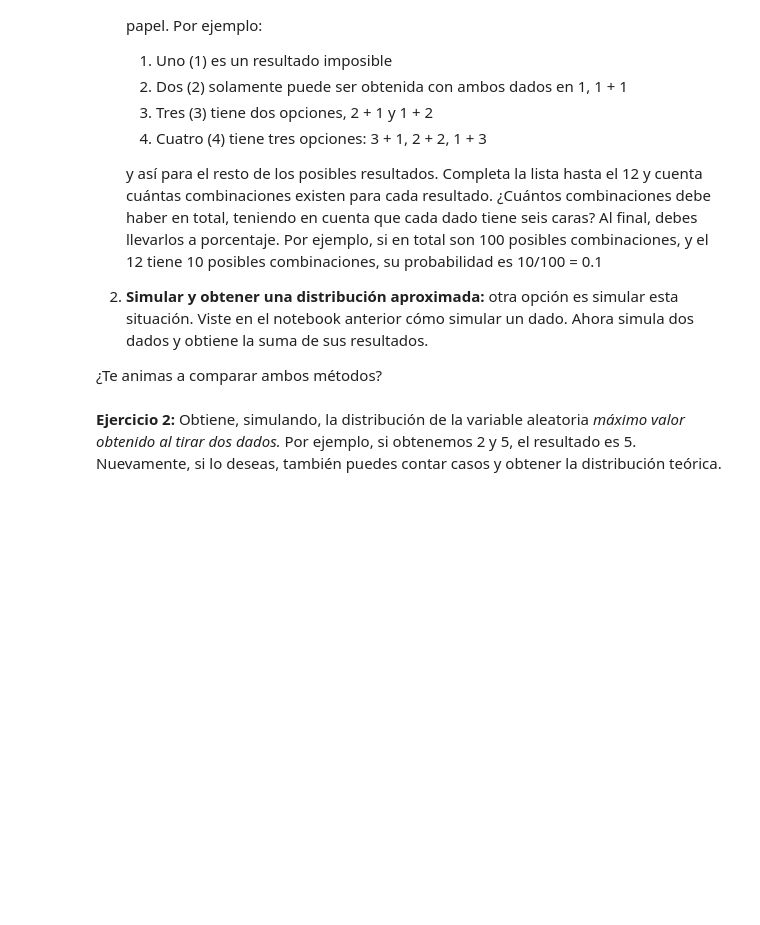
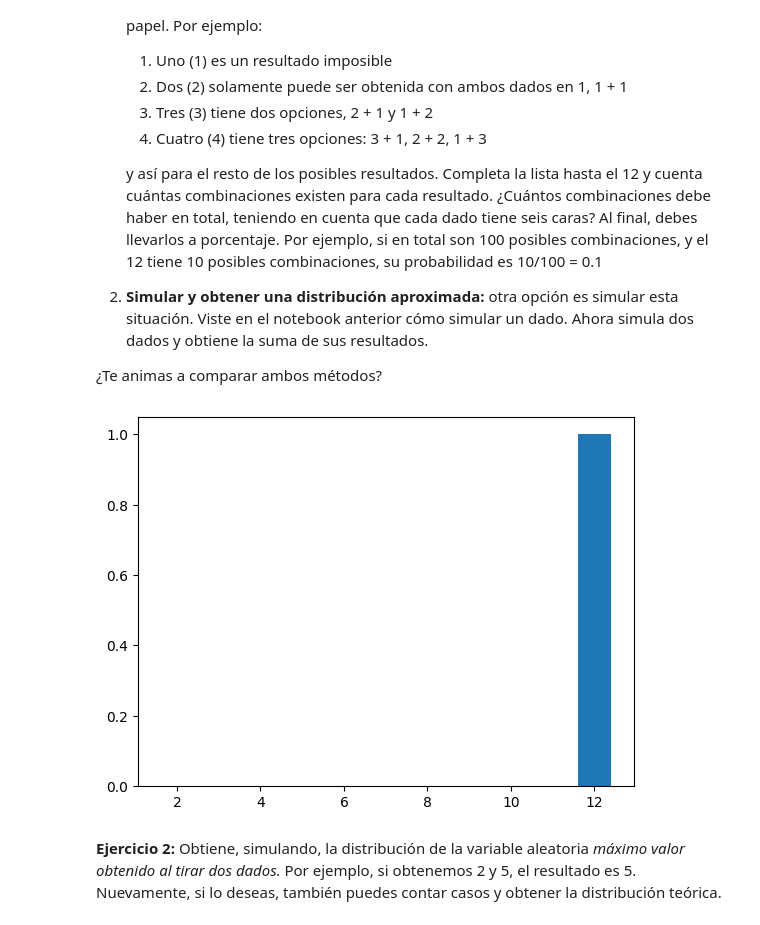
Before and after one commit to Valerius-ufv/python_bootcamp_DV, a Jupyter notebook: DS_Notebook_05_Probabilidad.ipynb, the cells around one changed output. Saved outputs shown, nothing was run; the diff lists cells and outputs as text; code cells hidden in the pictures; blank space fills up the shorter version.

```diff
--- a/DS_Notebook_05_Probabilidad.ipynb
+++ b/DS_Notebook_05_Probabilidad.ipynb
@@ -149,13 +149,29 @@ Obtener la distribución de la variable aleatoria *suma del resultado de tirar d
 2. **Simular y obtener una distribución aproximada:** otra opción es simular esta situación. Viste en el notebook anterior cómo simular un dado. Ahora simula dos dados y obtiene la suma de sus resultados.
 
 ¿Te animas a comparar ambos métodos?
-# %%
-# COMPLETAR: UNA LINEA DE CODIGO
-# COMPLETAR: OTRA LINEA DE CODIGO
-
-suma = # COMPLETAR
-
-plt.hist(suma, bins = np.arange(1.5,13.5,1), density=True, rwidth = 0.8,)
-plt.show()
+# %%
+# Vamos a calcular la distribución de probabilidad para la suma de dos dados de 6 caras.
+
+# Las posibles sumas van de 2 a 12
+suma_frecuencia = {suma: 0 for suma in range(2, 13)}
+
+# Recorremos cada posible combinación de dos dados
+for dado1 in range(1, 7):
+    for dado2 in range(1, 7):
+        suma = dado1 + dado2
+        suma_frecuencia[suma] += 1
+
+# Calculamos el total de combinaciones
+total_combinaciones = sum(suma_frecuencia.values())
+
+# Calculamos la probabilidad de cada suma en porcentaje
+suma_probabilidad = {suma: (frecuencia / total_combinaciones) * 100 for suma, frecuencia in suma_frecuencia.items()}
+
+suma_frecuencia, suma_probabilidad, total_combinaciones
+
+plt.hist(suma, bins = np.arange(1.5,13.5,1), density=True, rwidth = 0.8,)
+plt.show()
+# %% [output]
+[figure, added]
 # %% [markdown]
 **Ejercicio 2:** Obtiene, simulando, la distribución de la variable aleatoria *máximo valor obtenido al tirar dos dados.* Por ejemplo, si obtenemos 2 y 5, el resultado es 5. Nuevamente, si lo deseas, también puedes contar casos y obtener la distribución teórica.
```
Also changed, not shown: parts of 21 cells of this notebook.
